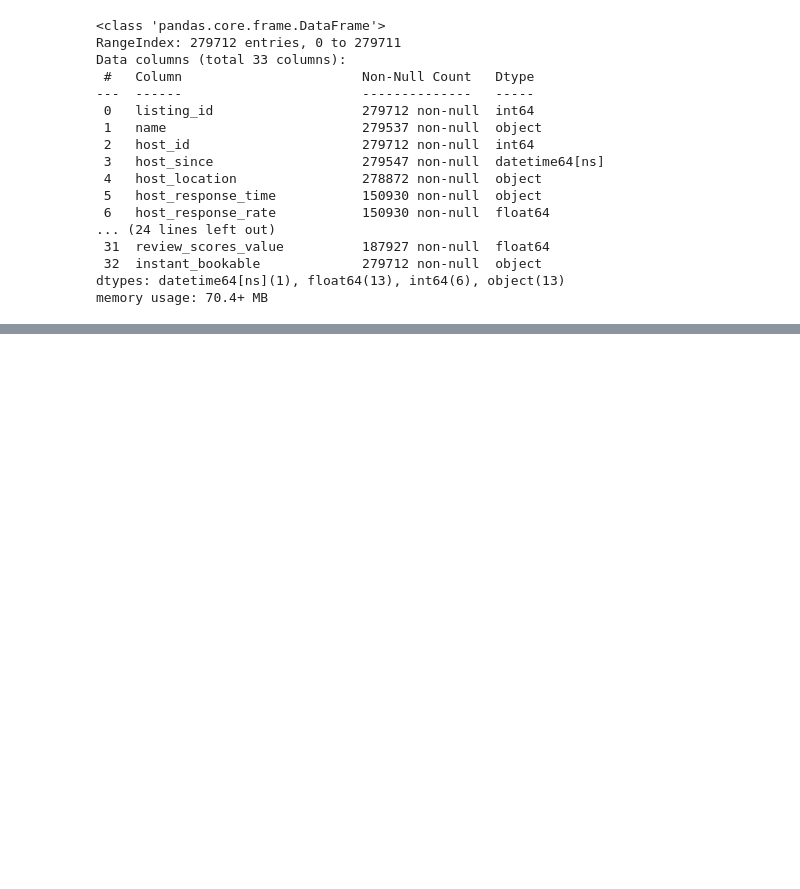
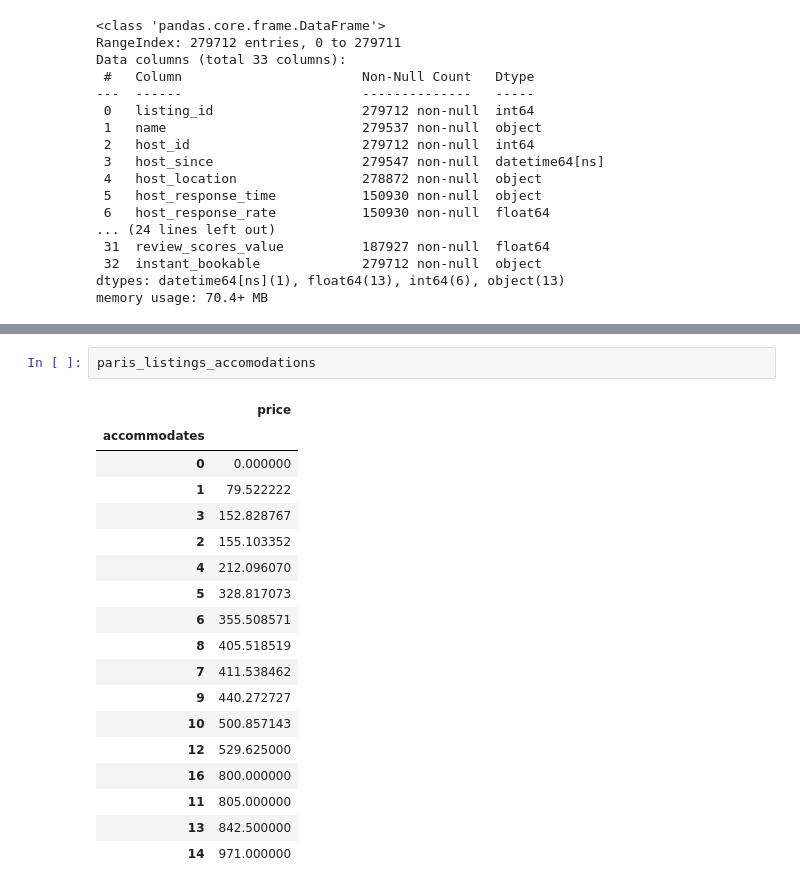
Before and after one commit to gtshinde/airbnb_python_analysis, a Jupyter notebook: airbnb_notebook.ipynb, the cells around one changed output, grey strips where cells are left out. Drawn from its saved outputs; the diff is of its cells as text; blank space fills up the shorter version.

```diff
--- a/airbnb_notebook.ipynb
+++ b/airbnb_notebook.ipynb
@@ -86,0 +192,21 @@ paris_lisiting_df.head()
+# %%
+paris_listings_accomodations
+# %% [output]
+|  | price |
+| accommodates |  |
+| 0 | 0.000000 |
+| 1 | 79.522222 |
+| 3 | 152.828767 |
+| 2 | 155.103352 |
+| 4 | 212.096070 |
+| 5 | 328.817073 |
+| 6 | 355.508571 |
+| 8 | 405.518519 |
+| 7 | 411.538462 |
+| 9 | 440.272727 |
+| 10 | 500.857143 |
+| 12 | 529.625000 |
+| 16 | 800.000000 |
+| 11 | 805.000000 |
+| 13 | 842.500000 |
+| 14 | 971.000000 |
```
Also changed, not shown: parts of 23 cells of this notebook.
